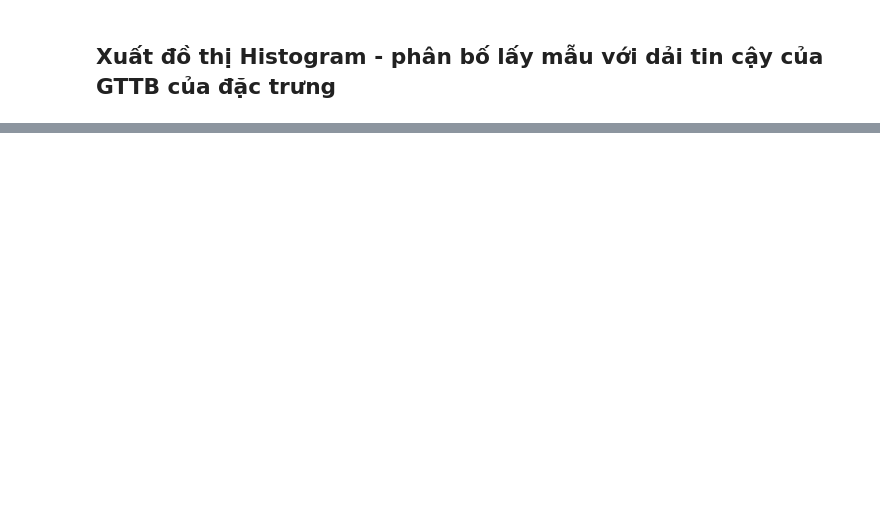
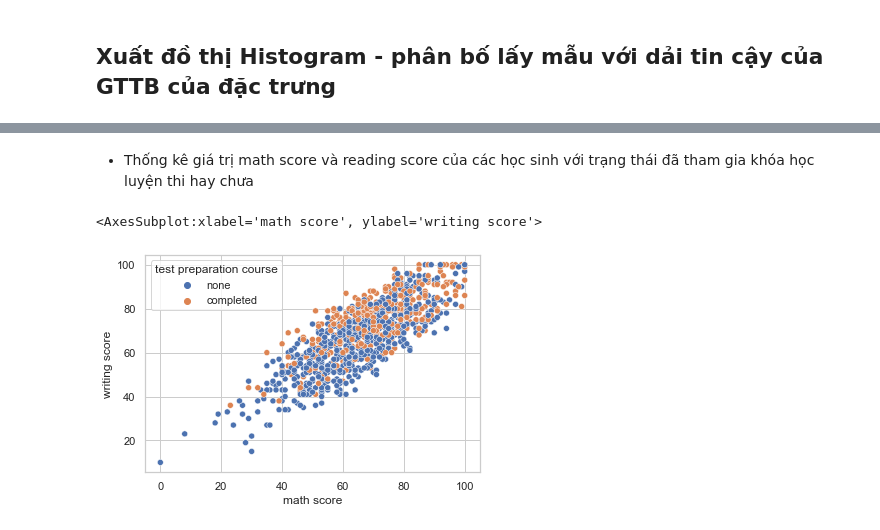
Before and after one commit to Kim-bk/bootstrap-sampling-method, a Jupyter notebook: data_science.ipynb, the cells around one changed output, grey strips where cells are left out. Saved outputs shown, nothing was run; the diff lists cells and outputs as text; code cells hidden in the pictures; blank space fills up the shorter version.

```diff
--- a/data_science.ipynb
+++ b/data_science.ipynb
@@ -121,0 +157,8 @@ linear model plot,…).
+# %% [markdown]
+- Thống kê giá trị math score và reading score của các học sinh với trạng thái đã tham gia khóa học luyện thi hay chưa
+# %%
+sns.set(style='whitegrid')
+sns.scatterplot(x="math score", y="writing score", hue="test preparation course", data=df)
+# %% [output]
+<AxesSubplot:xlabel='math score', ylabel='writing score'>
+[figure, added]
```
Also changed, not shown: parts of 18 cells of this notebook, 4 other files.
